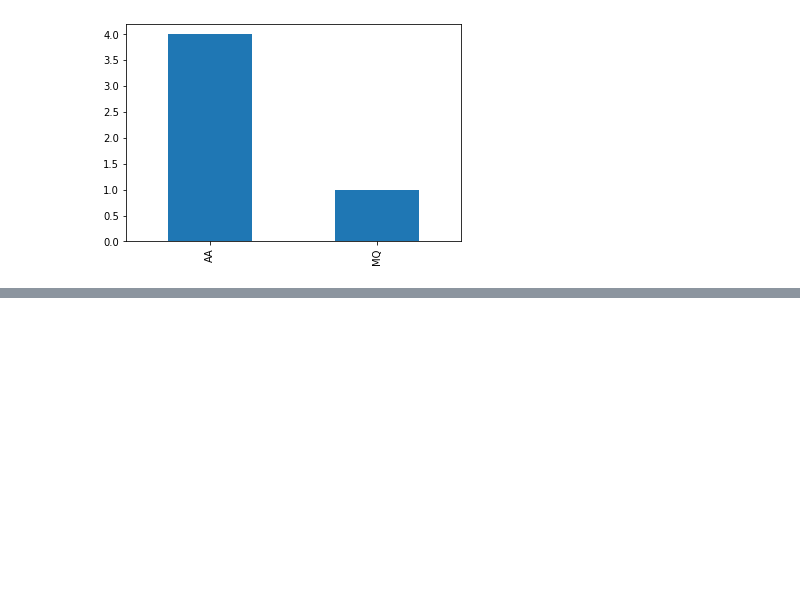
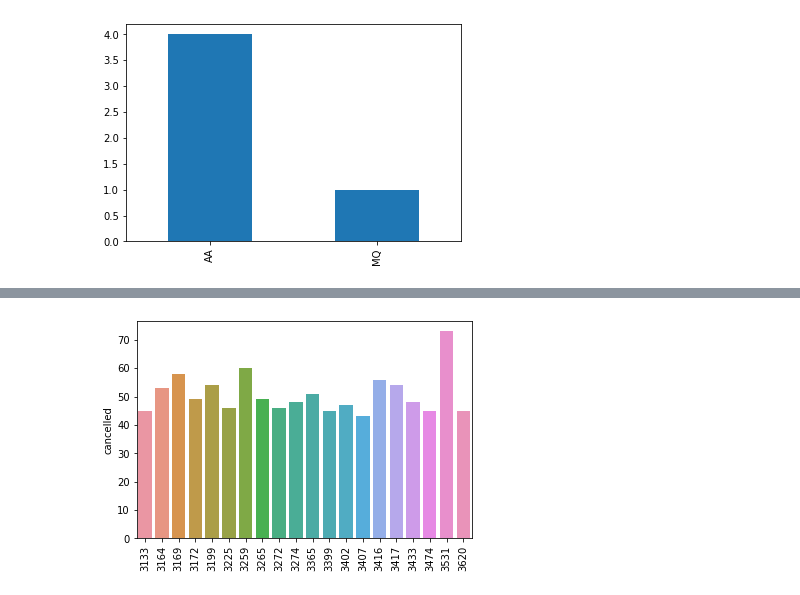
Before and after one commit to Kirstenj5115/Flight_Delays, a Jupyter notebook: FlightDelays_Capstone2_KirstenJames.ipynb, the cells around one changed output, grey strips where cells are left out. Saved outputs shown, nothing was run; the diff lists cells and outputs as text; code cells hidden in the pictures; blank space fills up the shorter version.

```diff
--- a/FlightDelays_Capstone2_KirstenJames.ipynb
+++ b/FlightDelays_Capstone2_KirstenJames.ipynb
@@ -227,0 +238,10 @@ fig.tight_layout()
+# %%
+#top 20 tail numbers with cancellations for AA and MQ
+c_sums=cancelcodes_df['FLIGHT_NUMBER'].value_counts()
+c_sumsdf=pd.DataFrame({'cancelled':c_sums})
+c_top2=c_sumsdf.head(20)
+chart=sns.barplot(x=c_top2.index, y='cancelled',data=c_top2)
+chart.set_xticklabels(chart.get_xticklabels(),rotation=90)
+plt.show()
+# %% [output]
+[figure, added]
```
Also changed, not shown: parts of 2 cells of this notebook.
